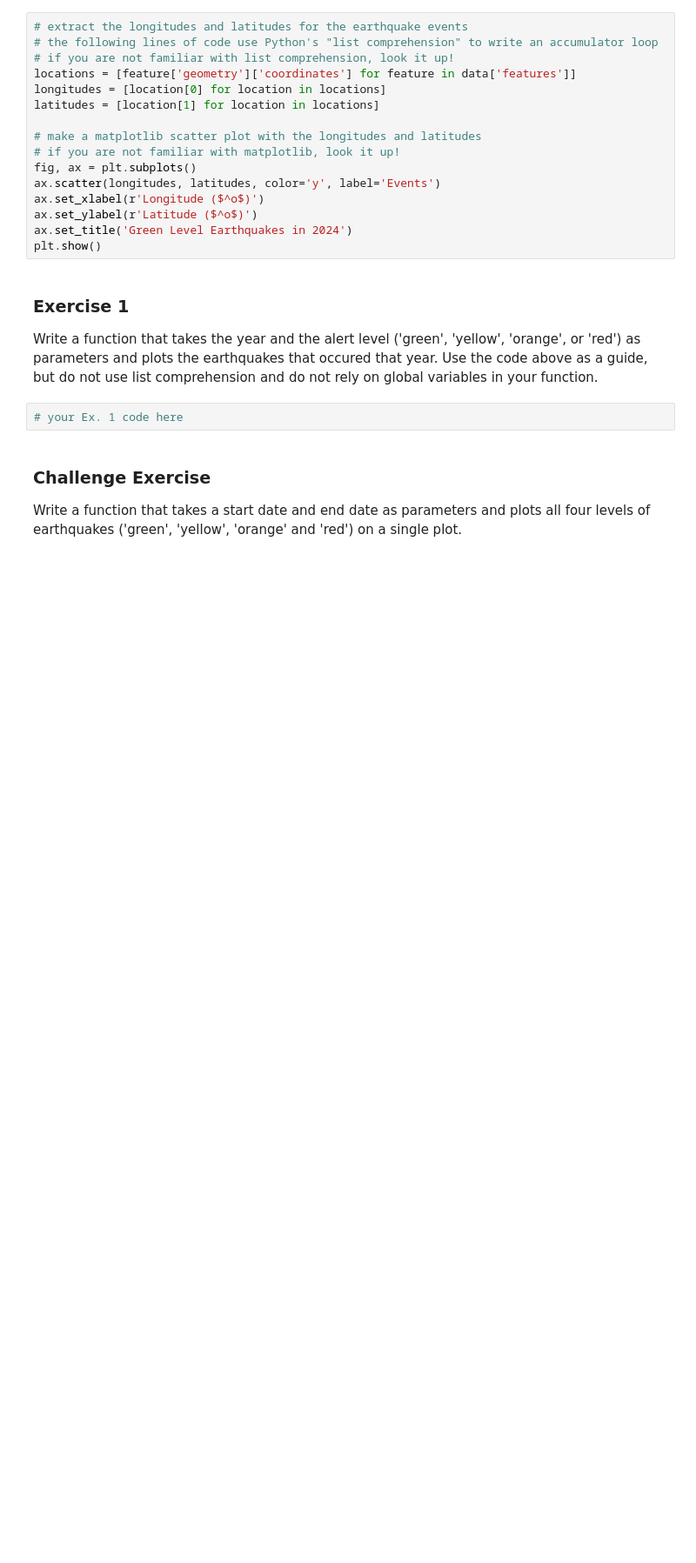
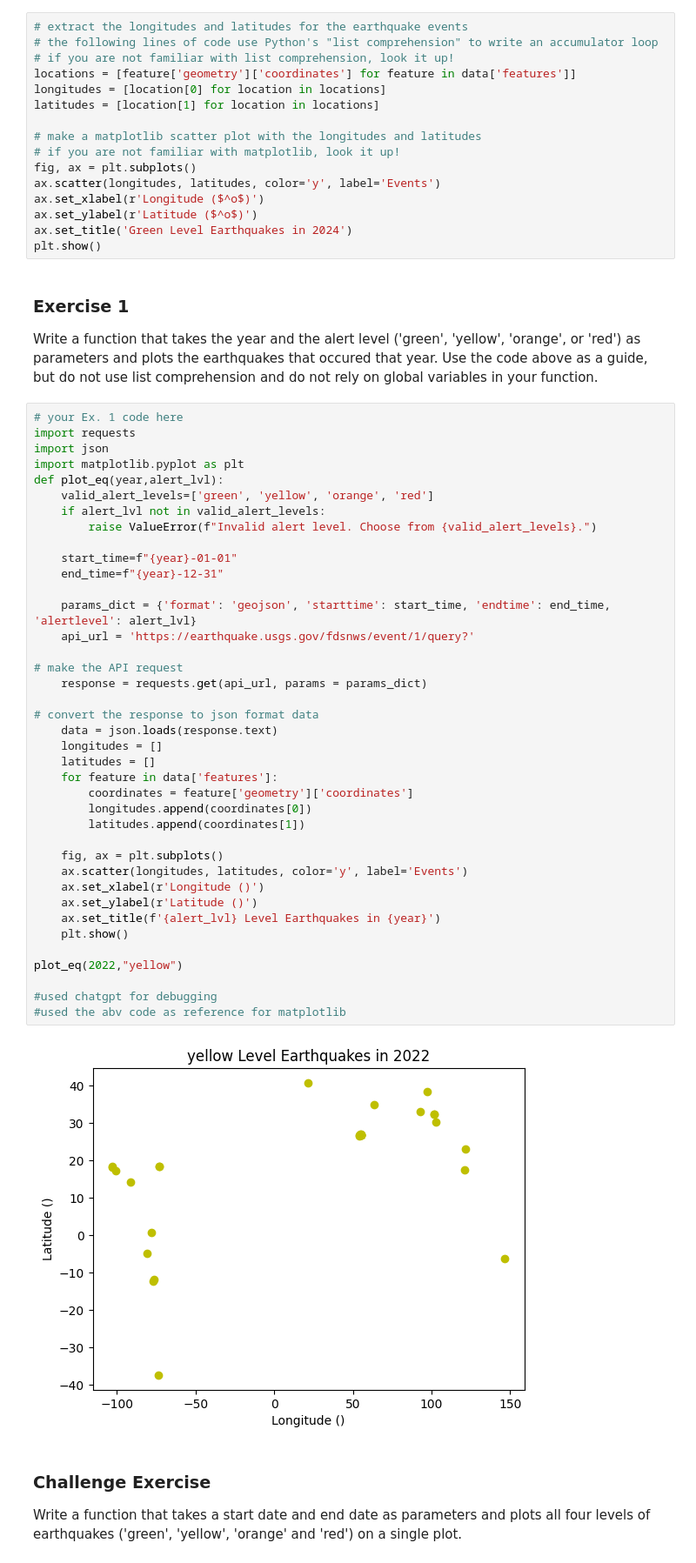
Before and after one commit to Garvaneja/comp215, a Jupyter notebook: labs/lab01-introduction.ipynb, the cells around one changed output. Shown at 87% size. Saved outputs shown, nothing was run; the diff lists cells and outputs as text; blank space fills up the shorter version.

```diff
--- a/labs/lab01-introduction.ipynb
+++ b/labs/lab01-introduction.ipynb
@@ -147,8 +150,47 @@ plt.show()
 ### Exercise 1
 
 Write a function that takes the year and the alert level ('green', 'yellow', 'orange', or 'red') as parameters and plots the earthquakes that occured that year.  Use the code above as a guide, but do not use list comprehension and do not rely on global variables in your function.
-# %%
-# your Ex. 1 code here
+# %%
+# your Ex. 1 code here
+import requests
+import json
+import matplotlib.pyplot as plt
+def plot_eq(year,alert_lvl):
+    valid_alert_levels=['green', 'yellow', 'orange', 'red']
+    if alert_lvl not in valid_alert_levels:
+        raise ValueError(f"Invalid alert level. Choose from {valid_alert_levels}.")
+
+    start_time=f"{year}-01-01"
+    end_time=f"{year}-12-31"
+
+    params_dict = {'format': 'geojson', 'starttime': start_time, 'endtime': end_time, 'alertlevel': alert_lvl}
+    api_url = 'https://earthquake.usgs.gov/fdsnws/event/1/query?'
+
+# make the API request
+    response = requests.get(api_url, params = params_dict)
+
+# convert the response to json format data
+    data = json.loads(response.text)
+    longitudes = []
+    latitudes = []
+    for feature in data['features']:
+        coordinates = feature['geometry']['coordinates']
+        longitudes.append(coordinates[0])
+        latitudes.append(coordinates[1])
+
+    fig, ax = plt.subplots()
+    ax.scatter(longitudes, latitudes, color='y', label='Events')
+    ax.set_xlabel(r'Longitude ()')
+    ax.set_ylabel(r'Latitude ()')
+    ax.set_title(f'{alert_lvl} Level Earthquakes in {year}')
+    plt.show()
+
+plot_eq(2022,"yellow")
+
+#used chatgpt for debugging
+#used the abv code as reference for matplotlib
+# %% [output]
+[figure, added]
 # %% [markdown]
 ### Challenge Exercise
 
```
Also changed, not shown: parts of 1 cell of this notebook.
